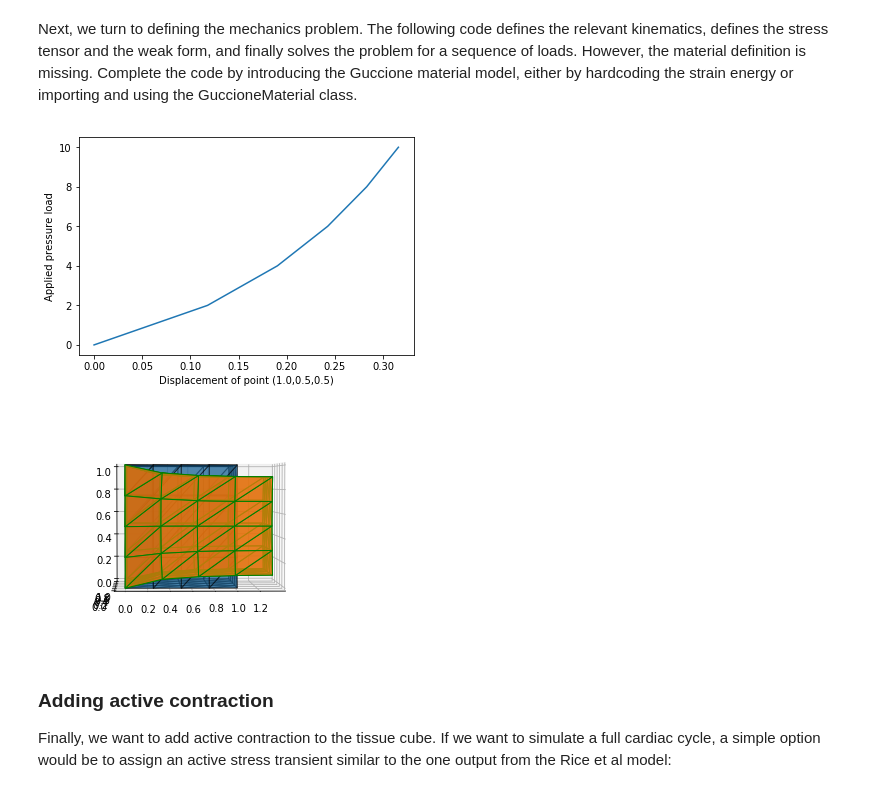
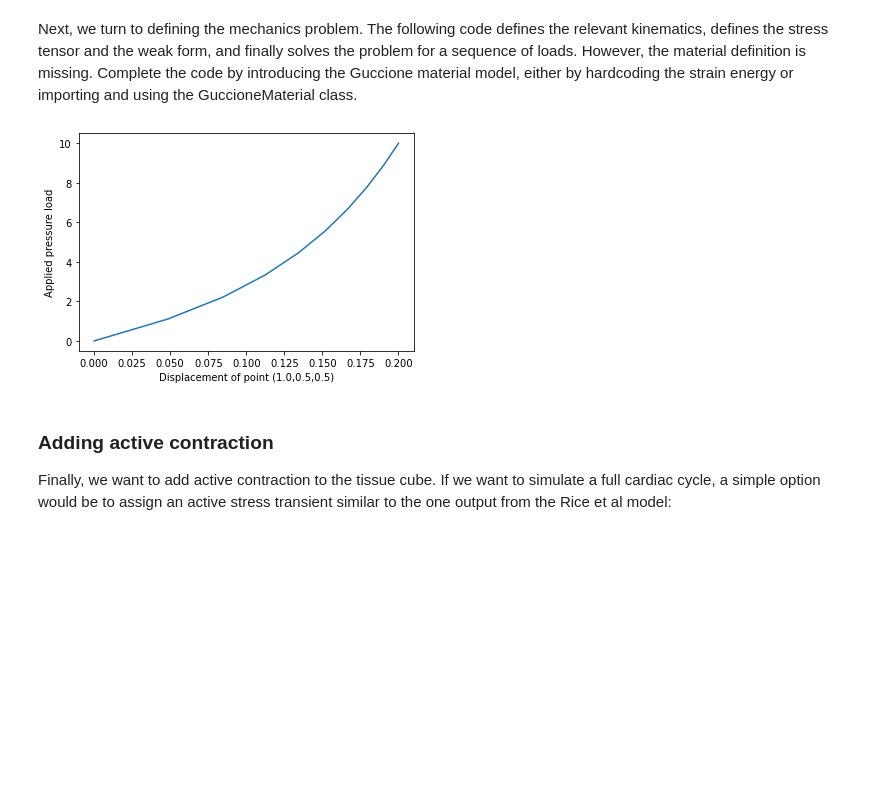
Before and after one commit to Simula-SSCP/SSCP_2021_lectures, a Jupyter notebook: Stream 1 (Cardiac Mechanics)/L19-20/L19-solved.ipynb, the cells around one changed output. Drawn from its saved outputs; the diff is of its cells as text; code cells hidden in the pictures; blank space fills up the shorter version.

```diff
--- a/Stream 1 (Cardiac Mechanics)/L19-20/L19-solved.ipynb
+++ b/Stream 1 (Cardiac Mechanics)/L19-20/L19-solved.ipynb
@@ -89,19 +89,8 @@ material parameters.
 """
 from guccionematerial import GuccioneMaterial
 
-#mat = GuccioneMaterial(e1=f0,e2=s0,e3=n0,kappa=1e3,Tactive=0.0)
-#psi = mat.strain_energy(F)
-
-# Material parameters (Lamé parameters)
-mu    = 4.0
-lmbda = 20.0
-
-# The strain energy for the St-Venant Kirchhoff model:
-C = F.T*F
-E = 0.5*(C - I)
-E = variable(E)
-psi = lmbda/2*(tr(E)**2) + mu*tr(E*E)
-
+mat = GuccioneMaterial(e1=f0,e2=s0,e3=n0,kappa=1e3,Tactive=0.0)
+psi = mat.strain_energy(F)
 
 P = diff(psi,F) # first Piola-Kirchhoff stress tensor
 
@@ -117,50 +106,49 @@ R = inner(P,grad(v))*dx + Gext
 #R = inner(P,grad(v))*dx + Gext
 
 # Step-wise loading (for plotting and convergence)
-load_steps = 6
+load_steps = 10
 target_load = 10.0
 
 # The middle point on the right boundary
 point0 = np.array([1.0,0.5,0.5])
 
 d0 = np.zeros(3)                #displacement at point0
 disp = np.zeros(load_steps) #array to store displacement for all steps
 
 # Define and loop over load steps:
 loads = np.linspace(0,target_load,load_steps)
 
 for step in range(load_steps):
     # A stretch is a negative pressure
     p_right.assign(-loads[step])
 
     #solve the problem:
     solve(R == 0, u, bcs)
 
     #evaluate displacement at point defined above
     u.eval(d0,point0)
     disp[step] = d0[0]
 
 
 #displacement on x-axis, load on y-axis
 plt.figure(1)
 plt.plot(disp,loads)
 plt.xlabel('Displacement of point (1.0,0.5,0.5)')
 plt.ylabel('Applied pressure load')
 
 # Plot the deformed cube and the original
-plt.figure(2)
-u_int = interpolate(u, VectorFunctionSpace(mesh, "CG", 1))
-deformed_mesh = Mesh(mesh)
-ALE.move(deformed_mesh, u_int)
-plot(mesh, alpha=0.5, edgecolor='k')#, title="original")
-plot(deformed_mesh, edgecolor='g', alpha=0.7)#, title='Contracting cube')
-ax = plt.gca()
-ax.view_init(elev=2, azim=-92)
+#plt.figure(2)
+#u_int = interpolate(u, VectorFunctionSpace(mesh, "CG", 1))
+#deformed_mesh = Mesh(mesh)
+#ALE.move(deformed_mesh, u_int)
+#plot(mesh, alpha=0.5, edgecolor='k')#, title="original")
+#plot(deformed_mesh, edgecolor='g', alpha=0.7)#, title='Contracting cube')
+#ax = plt.gca()
+#ax.view_init(elev=2, azim=-92)
 
 plt.show()
 # %% [output]
-[figure, old version]
+[figure, new version]
-[figure, removed]
 # %% [markdown]
 ### Adding active contraction
 
```
Also changed, not shown: parts of 2 cells of this notebook.
